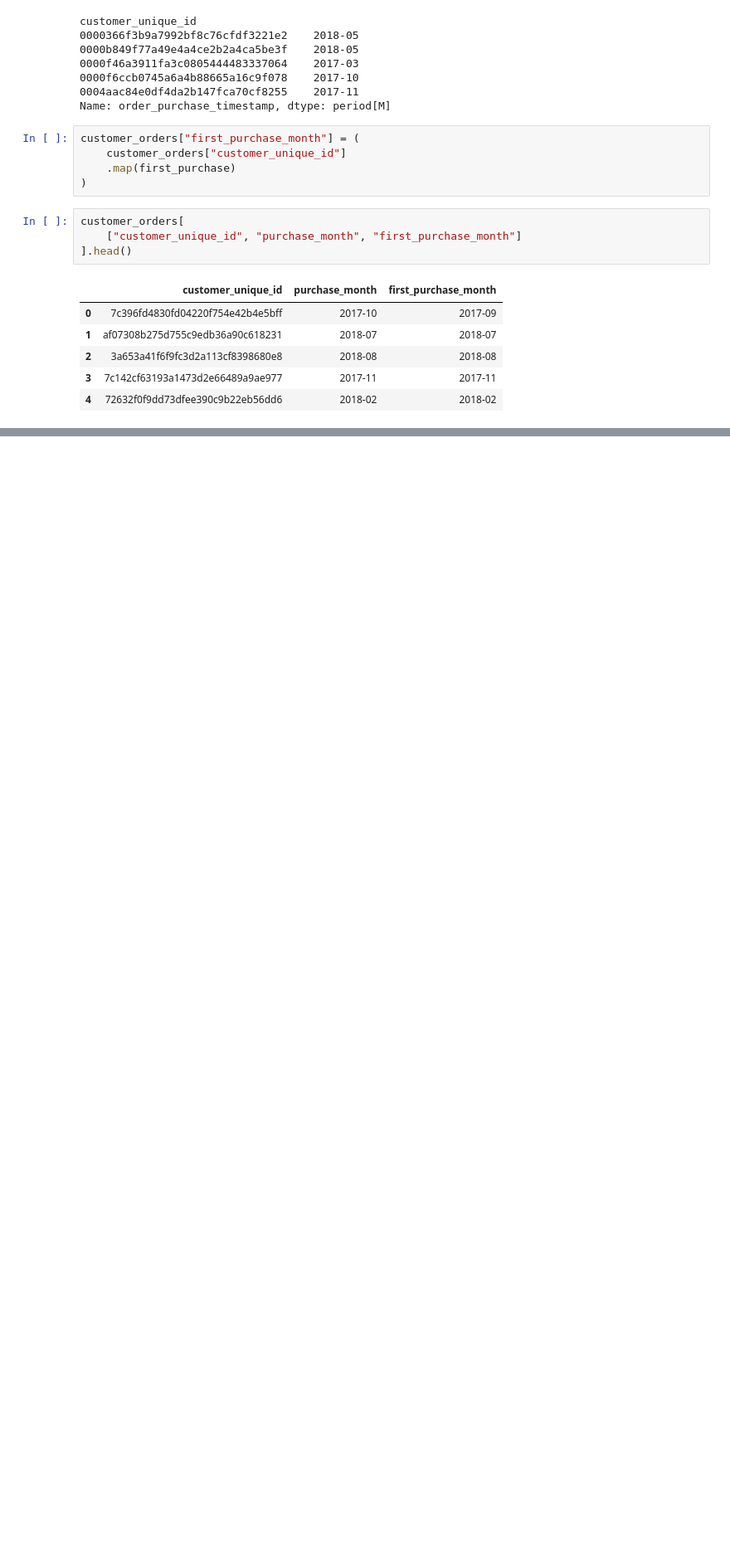
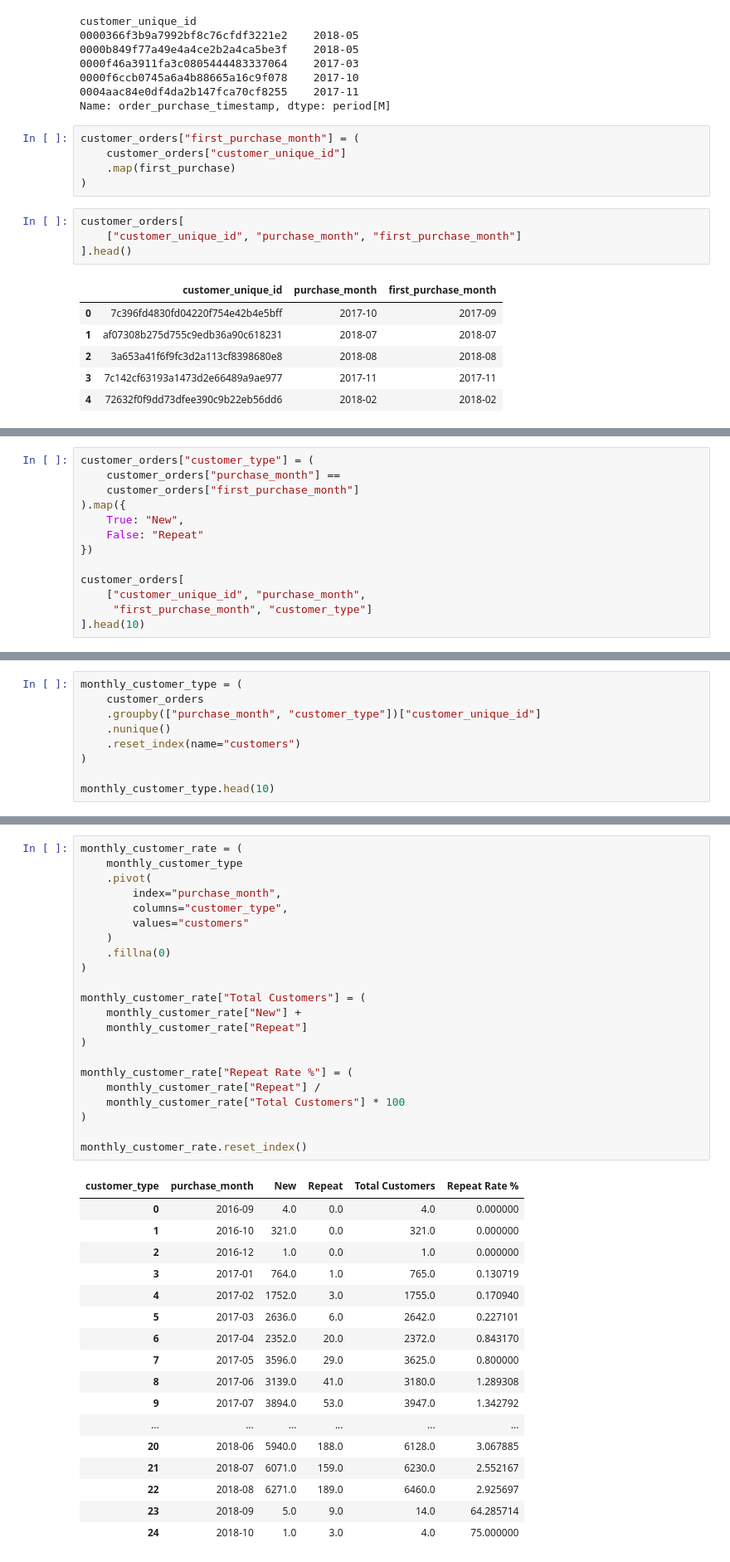
Before and after one commit to anujydv18-oss/AI-Sales-Analyst, a Jupyter notebook: notebooks/01_data_exploration.ipynb, the cells around one changed output, grey strips where cells are left out. Shown at 83% size. Cells and saved outputs as stored; diff of their text form; blank space fills up the shorter version.

```diff
--- a/notebooks/01_data_exploration.ipynb
+++ b/notebooks/01_data_exploration.ipynb
@@ -1329,0 +1362,13 @@ customer_orders[
+# %%
+customer_orders["customer_type"] = (
+    customer_orders["purchase_month"] ==
+    customer_orders["first_purchase_month"]
+).map({
+    True: "New",
+    False: "Repeat"
+})
+
+customer_orders[
+    ["customer_unique_id", "purchase_month",
+     "first_purchase_month", "customer_type"]
+].head(10)
@@ -1329,0 +1387,9 @@ customer_orders[
+# %%
+monthly_customer_type = (
+    customer_orders
+    .groupby(["purchase_month", "customer_type"])["customer_unique_id"]
+    .nunique()
+    .reset_index(name="customers")
+)
+
+monthly_customer_type.head(10)
@@ -1329,0 +1408,40 @@ customer_orders[
+# %%
+monthly_customer_rate = (
+    monthly_customer_type
+    .pivot(
+        index="purchase_month",
+        columns="customer_type",
+        values="customers"
+    )
+    .fillna(0)
+)
+
+monthly_customer_rate["Total Customers"] = (
+    monthly_customer_rate["New"] +
+    monthly_customer_rate["Repeat"]
+)
+
+monthly_customer_rate["Repeat Rate %"] = (
+    monthly_customer_rate["Repeat"] /
+    monthly_customer_rate["Total Customers"] * 100
+)
+
+monthly_customer_rate.reset_index()
+# %% [output]
+| customer_type | purchase_month | New | Repeat | Total Customers | Repeat Rate % |
+| 0 | 2016-09 | 4.0 | 0.0 | 4.0 | 0.000000 |
+| 1 | 2016-10 | 321.0 | 0.0 | 321.0 | 0.000000 |
+| 2 | 2016-12 | 1.0 | 0.0 | 1.0 | 0.000000 |
+| 3 | 2017-01 | 764.0 | 1.0 | 765.0 | 0.130719 |
+| 4 | 2017-02 | 1752.0 | 3.0 | 1755.0 | 0.170940 |
+| 5 | 2017-03 | 2636.0 | 6.0 | 2642.0 | 0.227101 |
+| 6 | 2017-04 | 2352.0 | 20.0 | 2372.0 | 0.843170 |
+| 7 | 2017-05 | 3596.0 | 29.0 | 3625.0 | 0.800000 |
+| 8 | 2017-06 | 3139.0 | 41.0 | 3180.0 | 1.289308 |
+| 9 | 2017-07 | 3894.0 | 53.0 | 3947.0 | 1.342792 |
+| ... | ... | ... | ... | ... | ... |
+| 20 | 2018-06 | 5940.0 | 188.0 | 6128.0 | 3.067885 |
+| 21 | 2018-07 | 6071.0 | 159.0 | 6230.0 | 2.552167 |
+| 22 | 2018-08 | 6271.0 | 189.0 | 6460.0 | 2.925697 |
+| 23 | 2018-09 | 5.0 | 9.0 | 14.0 | 64.285714 |
+| 24 | 2018-10 | 1.0 | 3.0 | 4.0 | 75.000000 |
```
Also changed, not shown: parts of 14 cells of this notebook.
